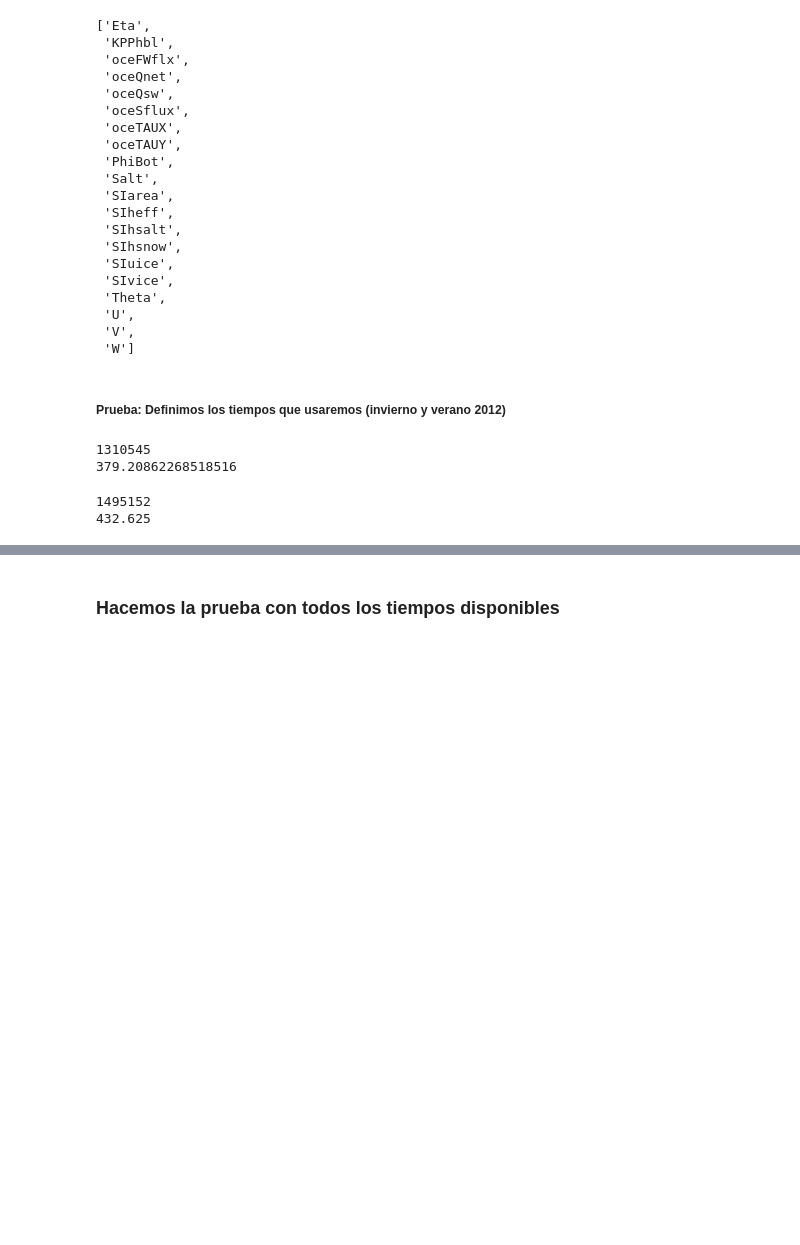
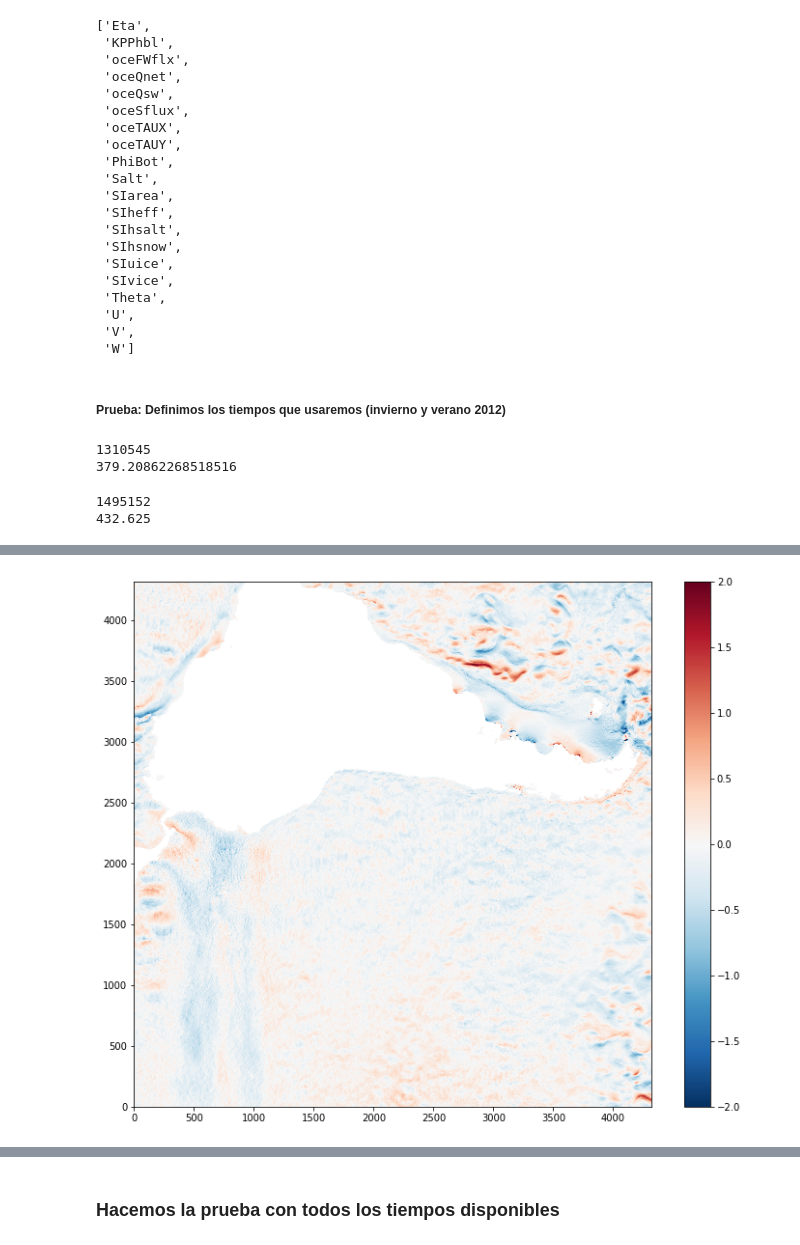
Before and after one commit to antonimmo/ebc-wk-spectral-analysis, a Jupyter notebook: LLC-Luigi-Workflow.ipynb, the cells around one changed output, grey strips where cells are left out. Drawn from its saved outputs; the diff is of its cells as text; code cells hidden in the pictures; blank space fills up the shorter version.

```diff
--- a/LLC-Luigi-Workflow.ipynb
+++ b/LLC-Luigi-Workflow.ipynb
@@ -113,0 +136,7 @@ Data variables:
+# %%
+plt.figure(figsize=(12,10))
+plt.pcolormesh(U10vals,norm=unorm,cmap=ucmap)
+plt.colorbar()
+plt.show()
+# %% [output]
+[figure, added]
```
Also changed, not shown: parts of 41 cells of this notebook, 5 other files.
